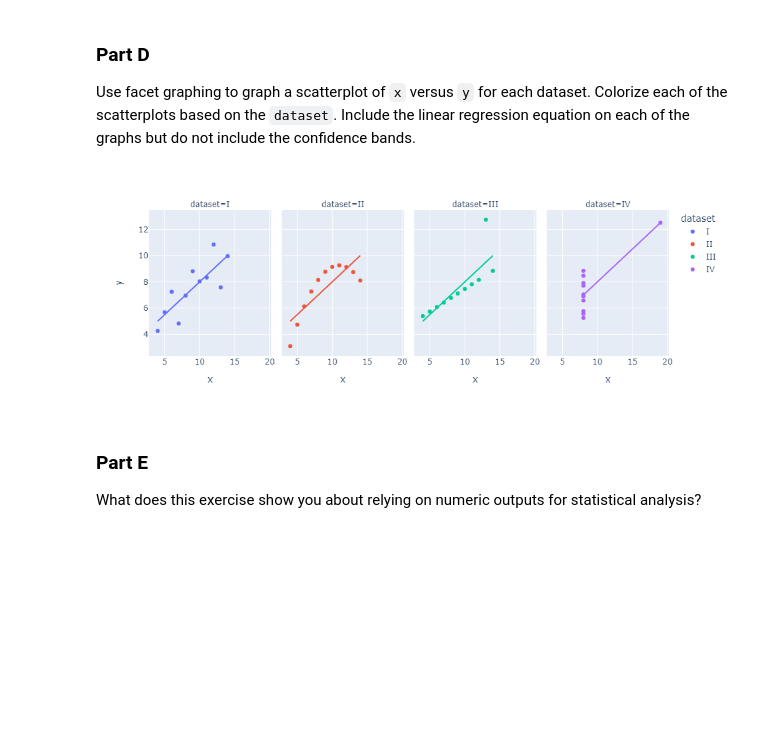
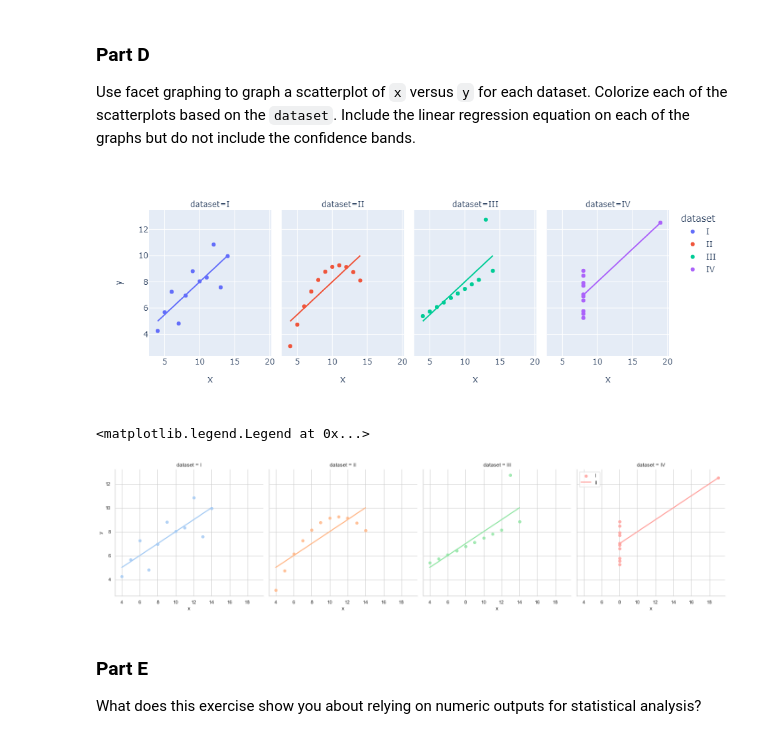
Before and after one commit to mikayla-eckelcifrese/JupyterLabRepository, a Jupyter notebook: lab4.ipynb, the cells around one changed output. Saved outputs shown, nothing was run; the diff lists cells and outputs as text; code cells hidden in the pictures; blank space fills up the shorter version.

```diff
--- a/lab4.ipynb
+++ b/lab4.ipynb
@@ -378,14 +379,16 @@ Use facet graphing to graph a scatterplot of `x` versus `y` for each dataset. Co
 # %%
 fig = px.scatter(anscombe_df, x="x", y="y", color="dataset", facet_col="dataset", trendline = "ols")
 
 fig.show()
 
-#sns.set_style('whitegrid')
+sns.set_style('whitegrid')
 
-#sns.lmplot(data = anscombe_df, x="x", y="y", col = "dataset", hue = "dataset", legend = True, ci = None)
-#plt.legend(labels = ["I", "II", "III", "IV"])
+sns.lmplot(data = anscombe_df, x="x", y="y", col = "dataset", hue = "dataset", legend = True, ci = None)
+plt.legend(labels = ["I", "II", "III", "IV"])
 # %% [output]
 [figure]
+<matplotlib.legend.Legend at 0x...>
+[figure, added]
 # %% [markdown]
 ### Part E
 
```
Also changed, not shown: parts of 1 cell of this notebook, 1 other file.
